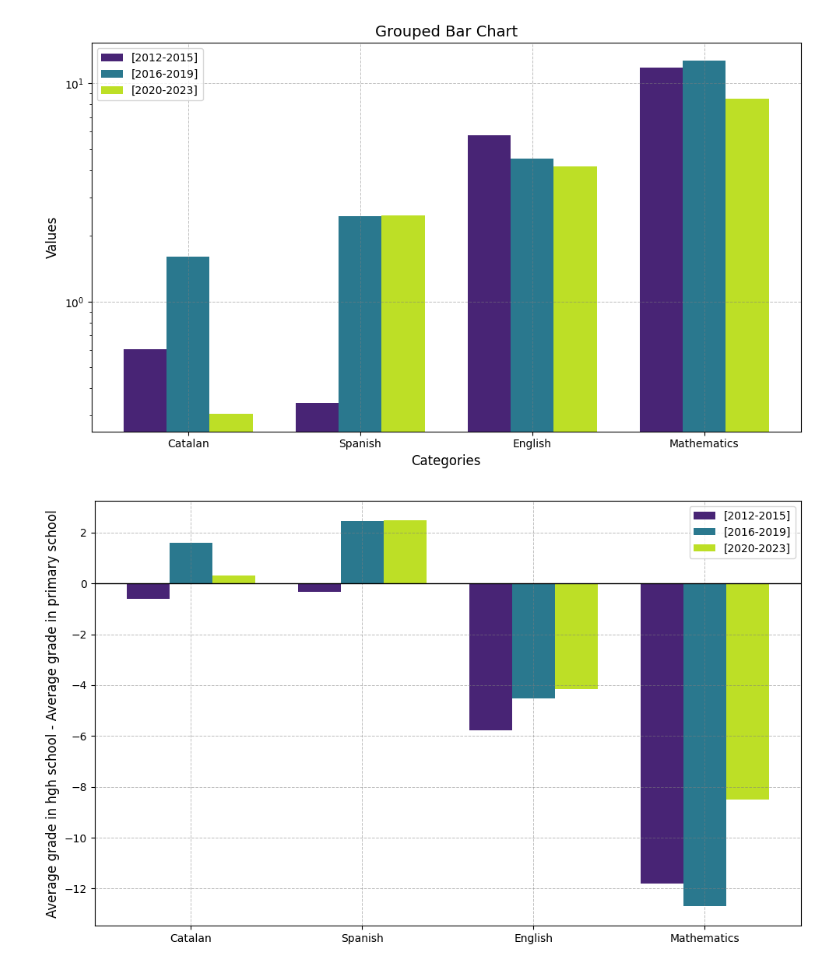
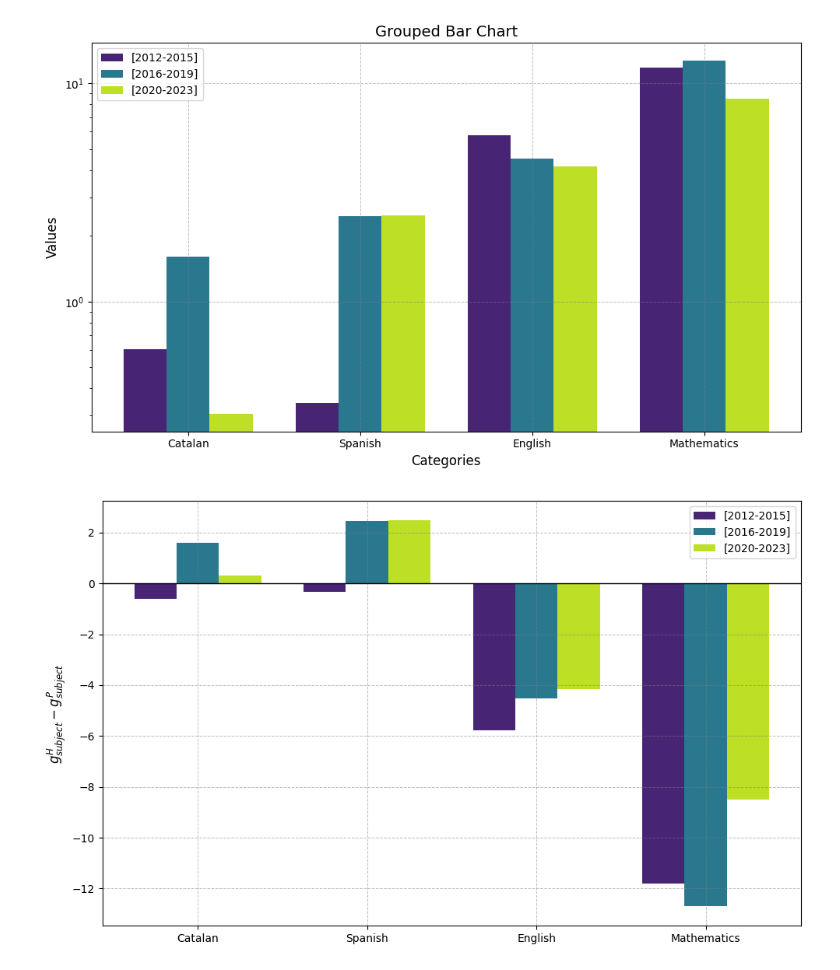
Before and after one commit to edejuan2002/avdm_Competecies, a Jupyter notebook: Andreu/Andreu.ipynb, the cells around one changed output. Cells and saved outputs as stored; diff of their text form; code cells hidden in the pictures.

```diff
--- a/Andreu/Andreu.ipynb
+++ b/Andreu/Andreu.ipynb
@@ -673,32 +673,32 @@ colors = [viridis(0.1), viridis(0.4), viridis(0.9)]
 fig, ax = plt.subplots(figsize=(10, 6))
 
 # Plot the bars for each time point with custom colors
 for i, t in enumerate(time_points):
     ax.bar(x + i * width, data[:, i], width, label=t, color=colors[i])
 
 # Set ticks and labels
 ax.set_xticks(x + width)
 ax.set_xticklabels(categories)
 #ax.set_xlabel("Categories", fontsize=12)
-ax.set_ylabel("Average grade in hgh school - Average grade in primary school", fontsize=12)
+ax.set_ylabel("$g_{subject}^{H}-g_{subject}^{P}$", fontsize=12)
 #ax.set_title("Grouped Bar Chart with Negative Values", fontsize=14)
 ax.legend()
 
 # Customize the grid and background
 ax.set_facecolor('white')
 ax.grid(color='grey', linestyle='--', linewidth=0.7, alpha=0.5)
 
 # Add a horizontal line at y=0 for context
 ax.axhline(0, color='black', linewidth=1, linestyle='-')
 
 # Use linear or symmetric log scale
 ax.set_yscale('linear')
 
 # Save the plot as a PDF
 plt.savefig("diferencia.pdf", format="pdf", bbox_inches="tight")
 
 # Add padding and show plot
 plt.tight_layout()
 plt.show()
 # %% [output]
-[figure, old version]
+[figure, new version]
```
Also changed, not shown: parts of 3 cells of this notebook, 1 other file.
